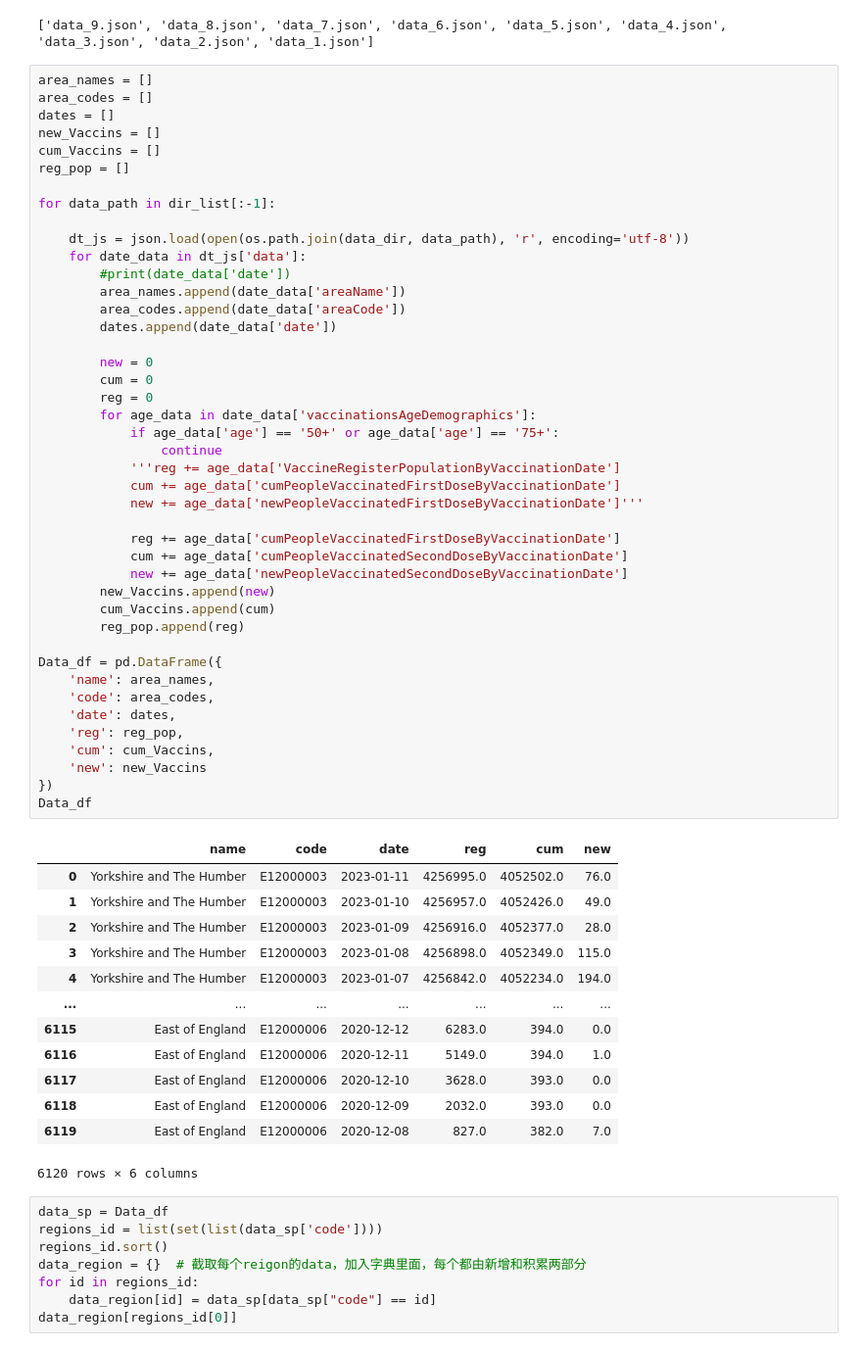
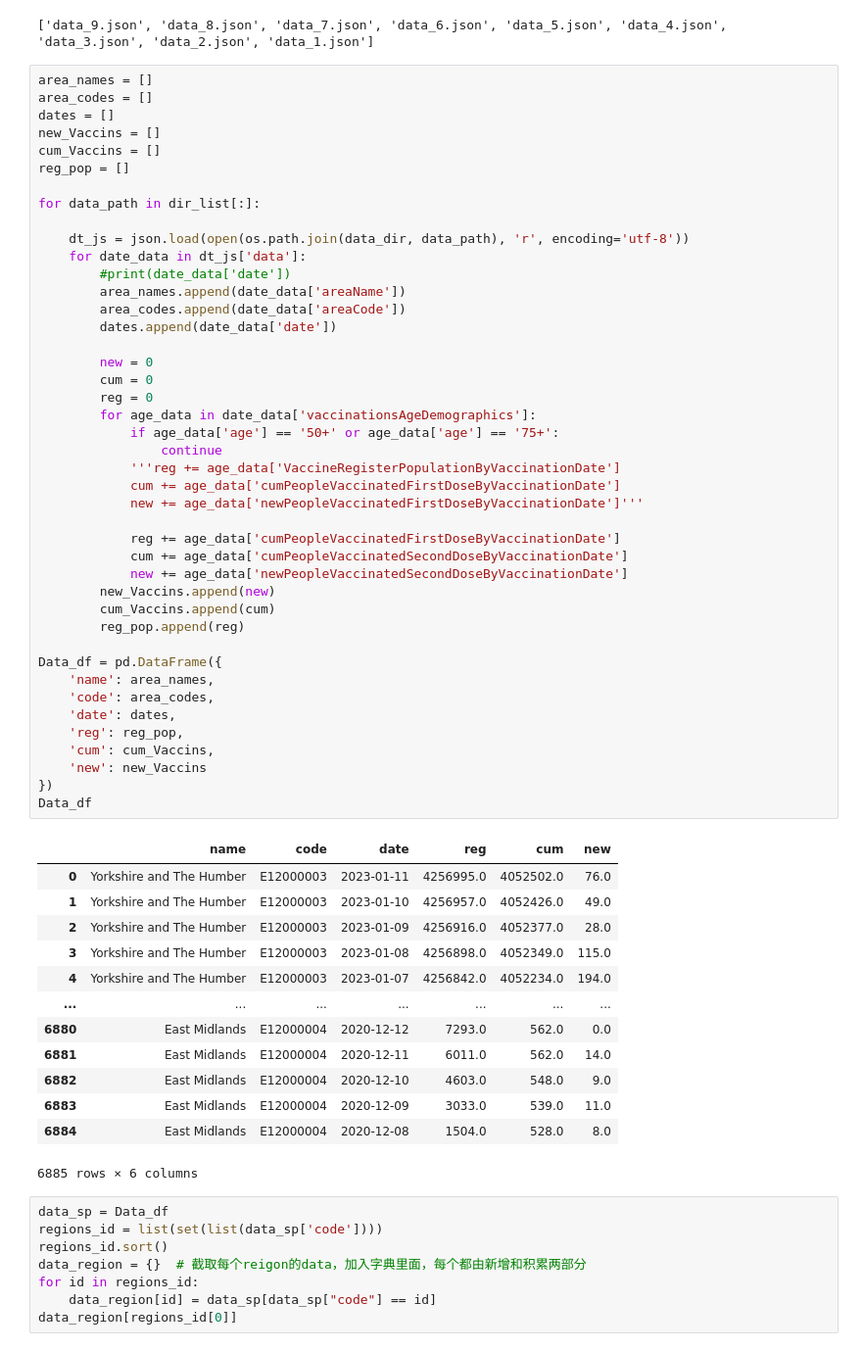
Before and after one commit to icarlous/NetworkForcast, a Jupyter notebook: demo.ipynb, the cells around one changed output. Shown at 98% size. Drawn from its saved outputs; the diff is of its cells as text.

```diff
--- a/demo.ipynb
+++ b/demo.ipynb
@@ -27,7 +29,7 @@ new_Vaccins = []
 cum_Vaccins = []
 reg_pop = []
 
-for data_path in dir_list[:-1]:
+for data_path in dir_list[:]:
 
     dt_js = json.load(open(os.path.join(data_dir, data_path), 'r', encoding='utf-8'))
     for date_data in dt_js['data']:
@@ -43,39 +45,39 @@ for data_path in dir_list[:-1]:
             if age_data['age'] == '50+' or age_data['age'] == '75+':
                 continue
             '''reg += age_data['VaccineRegisterPopulationByVaccinationDate']
             cum += age_data['cumPeopleVaccinatedFirstDoseByVaccinationDate']
             new += age_data['newPeopleVaccinatedFirstDoseByVaccinationDate']'''
 
             reg += age_data['cumPeopleVaccinatedFirstDoseByVaccinationDate']
             cum += age_data['cumPeopleVaccinatedSecondDoseByVaccinationDate']
             new += age_data['newPeopleVaccinatedSecondDoseByVaccinationDate']
         new_Vaccins.append(new)
         cum_Vaccins.append(cum)
         reg_pop.append(reg)
 
 Data_df = pd.DataFrame({
     'name': area_names,
     'code': area_codes,
     'date': dates,
     'reg': reg_pop,
     'cum': cum_Vaccins,
     'new': new_Vaccins
 })
 Data_df
 # %% [output]
 |  | name | code | date | reg | cum | new |
 | 0 | Yorkshire and The Humber | E12000003 | 2023-01-11 | 4256995.0 | 4052502.0 | 76.0 |
 | 1 | Yorkshire and The Humber | E12000003 | 2023-01-10 | 4256957.0 | 4052426.0 | 49.0 |
 | 2 | Yorkshire and The Humber | E12000003 | 2023-01-09 | 4256916.0 | 4052377.0 | 28.0 |
 | 3 | Yorkshire and The Humber | E12000003 | 2023-01-08 | 4256898.0 | 4052349.0 | 115.0 |
 | 4 | Yorkshire and The Humber | E12000003 | 2023-01-07 | 4256842.0 | 4052234.0 | 194.0 |
 | ... | ... | ... | ... | ... | ... | ... |
-| 6115 | East of England | E12000006 | 2020-12-12 | 6283.0 | 394.0 | 0.0 |
-| 6116 | East of England | E12000006 | 2020-12-11 | 5149.0 | 394.0 | 1.0 |
-| 6117 | East of England | E12000006 | 2020-12-10 | 3628.0 | 393.0 | 0.0 |
-| 6118 | East of England | E12000006 | 2020-12-09 | 2032.0 | 393.0 | 0.0 |
-| 6119 | East of England | E12000006 | 2020-12-08 | 827.0 | 382.0 | 7.0 |
+| 6880 | East Midlands | E12000004 | 2020-12-12 | 7293.0 | 562.0 | 0.0 |
+| 6881 | East Midlands | E12000004 | 2020-12-11 | 6011.0 | 562.0 | 14.0 |
+| 6882 | East Midlands | E12000004 | 2020-12-10 | 4603.0 | 548.0 | 9.0 |
+| 6883 | East Midlands | E12000004 | 2020-12-09 | 3033.0 | 539.0 | 11.0 |
+| 6884 | East Midlands | E12000004 | 2020-12-08 | 1504.0 | 528.0 | 8.0 |
-6120 rows × 6 columns
+6885 rows × 6 columns
 # %%
 data_sp = Data_df
 regions_id = list(set(list(data_sp['code'])))
```
Also changed, not shown: parts of 39 cells of this notebook.
